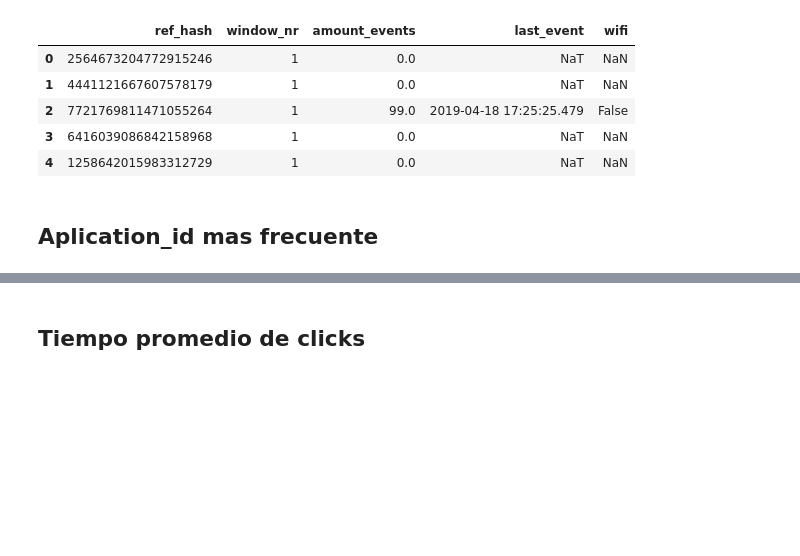
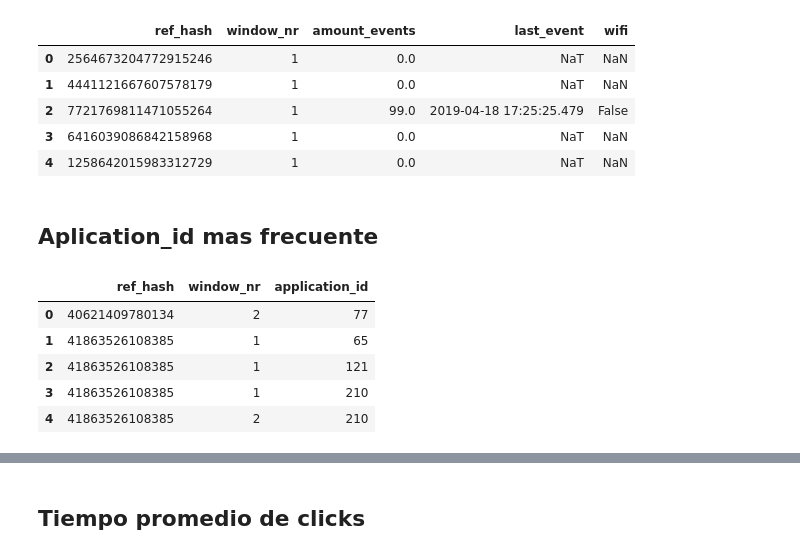
Before and after one commit to gatti2602/7506-datos, a Jupyter notebook: tp2/Manu/Features_2.ipynb, the cells around one changed output, grey strips where cells are left out. Saved outputs shown, nothing was run; the diff lists cells and outputs as text; code cells hidden in the pictures; blank space fills up the shorter version.

```diff
--- a/tp2/Manu/Features_2.ipynb
+++ b/tp2/Manu/Features_2.ipynb
@@ -497,3 +520,16 @@ devices.head()
 | 4 | 1258642015983312729 | 1 | 0.0 | NaT | NaN |
 # %% [markdown]
 ## Aplication_id mas frecuente
+# %%
+temp = events.groupby(by = ['ref_hash', 'window_nr','application_id']).agg({'n':'sum'}).reset_index()
+temp = temp.groupby(by = ['ref_hash', 'window_nr','application_id']).agg({'n' : 'max'}).reset_index()
+del temp['n']
+temp.rename(index = str, columns = {'source_id': 'most_freq_application_id' },inplace = True)
+temp.head()
+# %% [output]
+|  | ref_hash | window_nr | application_id |
+| 0 | 40621409780134 | 2 | 77 |
+| 1 | 41863526108385 | 1 | 65 |
+| 2 | 41863526108385 | 1 | 121 |
+| 3 | 41863526108385 | 1 | 210 |
+| 4 | 41863526108385 | 2 | 210 |
```
Also changed, not shown: parts of 4 cells of this notebook.
